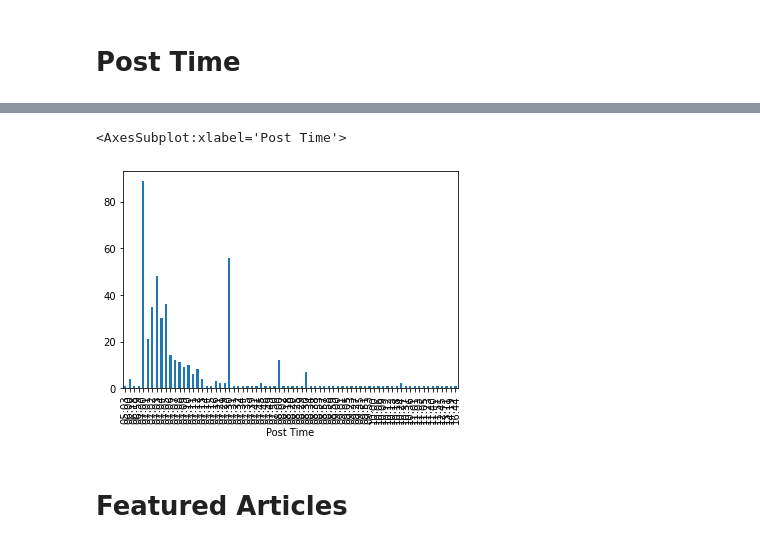
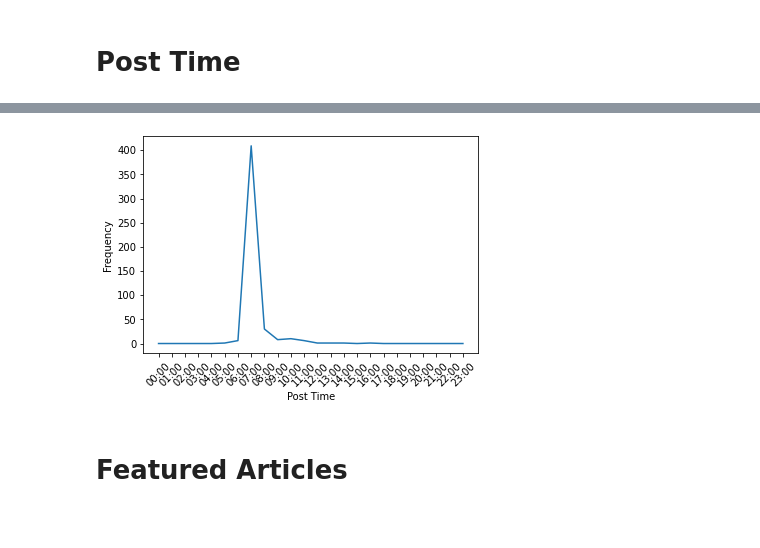
Before and after one commit to groegercesg/Guido_Fawkes_Analysis, a Jupyter notebook: analysis.ipynb, the cells around one changed output, grey strips where cells are left out. Saved outputs shown, nothing was run; the diff lists cells and outputs as text; code cells hidden in the pictures.

Commit message:
Post Time graphs

```diff
--- a/analysis.ipynb
+++ b/analysis.ipynb
@@ -406,5 +380,0 @@ Name: Post Time, Length: 74, dtype: int64
-# %%
-articleDetails['Post Time'].groupby(articleDetails['Post Time']).count().plot(kind="bar")
-# %% [output]
-<AxesSubplot:xlabel='Post Time'>
-[figure, removed]
@@ -427,3 +381,49 @@ data = np.concatenate((spread, center, flier_high, flier_low))
+# %%
+# Most Popular first words
+def find_in_list_of_tuple(list, target):
+    return_value = False
+    for j in range(0, len(list)):
+        if list[j][0] == target:
+            return_value = True
+    return return_value
+
+def find_index_in_list_of_tuple(list, target):
+    return_value = False
+    for j in range(0, len(list)):
+        if list[j][0] == target:
+            return_value = j
+    return return_value
+# %%
+# Group post time into hours
+hour_counts = []
+for i in range(0, len(articleDetails['Post Time'])):
+    df_row = articleDetails['Post Time'].reset_index()['Post Time'][i]
+    hour = df_row.split(":", 1)[0]
+    if find_in_list_of_tuple(hour_counts, hour) == True:
+        # hour has already been added to localhour_counts_arr
+        hour_counts[find_index_in_list_of_tuple(hour_counts, hour)][1] += 1
+    else:
+        hour_counts.append([hour, 1])
+
+hour_counts = sorted(hour_counts, key=lambda tup: tup[0], reverse=False)
+
+total_counts = []
+for i in range(0, 24):
+    total_counts.append([str(i).zfill(2), 0])
+
+for i in range(0, len(hour_counts)):
+    total_counts[find_index_in_list_of_tuple(total_counts, hour_counts[i][0])][1] = hour_counts[i][1]
+
+for i in range(0, len(total_counts)):
+    total_counts[i][0] = total_counts[i][0] + ":00"
+# %%
+plt.plot([i[0] for i in total_counts], [i[1] for i in total_counts])
+plt.ylabel("Frequency")
+plt.xlabel("Post Time")
+plt.xticks(rotation = 45, fontsize = 10)
+plt.savefig('images/post_times.png', bbox_inches='tight')
+# %% [output]
+[figure, added]
 # %% [markdown]
 # Featured Articles
 # %%
```
Also changed, not shown: parts of 4 cells of this notebook, 2 other files.
